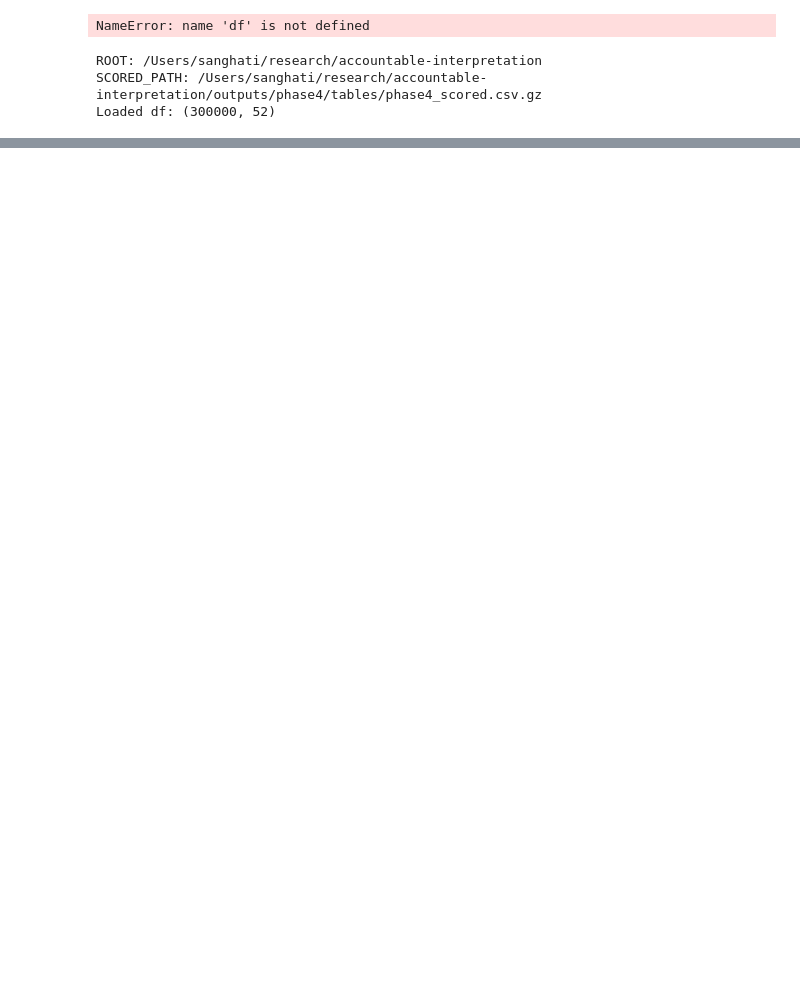
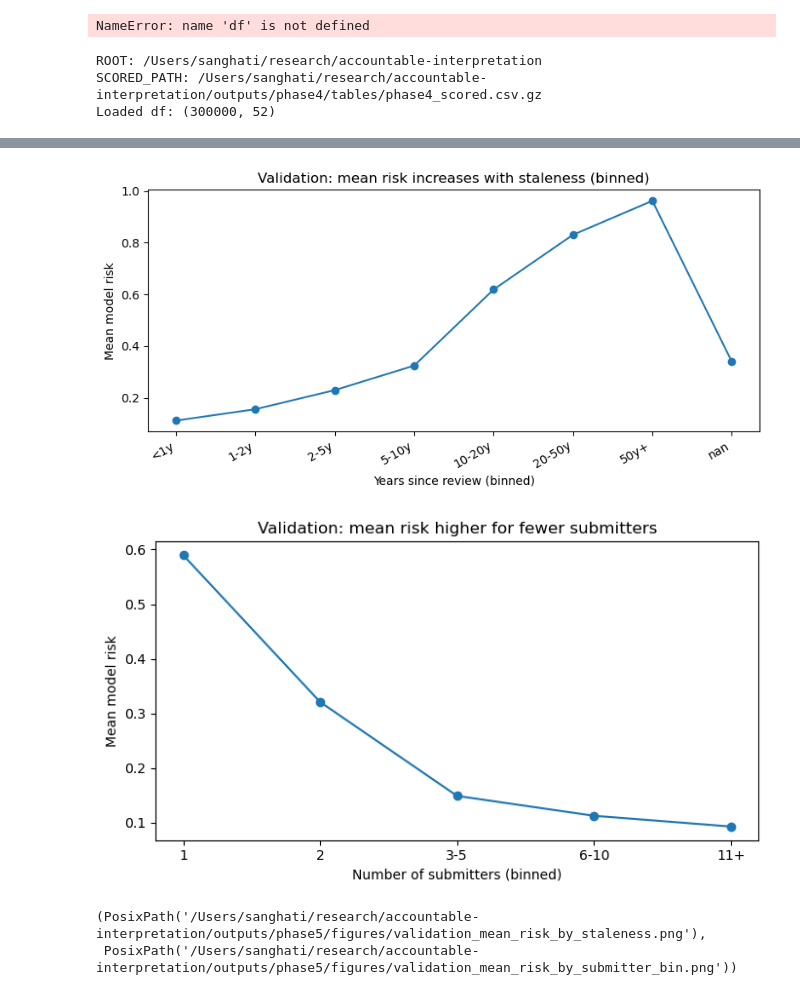
Before and after one commit to SANGHATI23/accountable-interpretation, a Jupyter notebook: notebooks/05_clinvar_clinical_impact.ipynb, the cells around one changed output, grey strips where cells are left out. Saved outputs shown, nothing was run; the diff lists cells and outputs as text; code cells hidden in the pictures; blank space fills up the shorter version.

Commit message:
Finalize Phase 5 clinical impact analysis

```diff
--- a/notebooks/05_clinvar_clinical_impact.ipynb
+++ b/notebooks/05_clinvar_clinical_impact.ipynb
@@ -74,3 +74,23 @@ print("Loaded df:", df.shape)
 ROOT: /Users/sanghati/research/accountable-interpretation
 SCORED_PATH: /Users/sanghati/research/accountable-interpretation/outputs/phase4/tables/phase4_scored.csv.gz
 Loaded df: (300000, 52)
+# %%
+from pathlib import Path
+import pandas as pd
+
+def find_repo_root(start: Path) -> Path:
+    start = start.resolve()
+    for p in [start] + list(start.parents):
+        if (p / "outputs").exists() and (p / "notebooks").exists():
+            return p
+    raise FileNotFoundError("Could not find repo root containing 'outputs' and 'notebooks'.")
+
+ROOT = find_repo_root(Path.cwd())
+SCORED_PATH = ROOT / "outputs" / "phase4" / "tables" / "phase4_scored.csv.gz"
+
+print("ROOT:", ROOT)
+print("SCORED_PATH:", SCORED_PATH)
+assert SCORED_PATH.exists(), f"Missing scored file: {SCORED_PATH}"
+
+df = pd.read_csv(SCORED_PATH, compression="gzip", low_memory=False)
+print("Loaded df:", df.shape)
@@ -76,0 +149,51 @@ Loaded df: (300000, 52)
+# %%
+import matplotlib.pyplot as plt
+
+# staleness bins
+bins = [0, 1, 2, 5, 10, 20, 50, 200]
+labels = ["<1y", "1-2y", "2-5y", "5-10y", "10-20y", "20-50y", "50y+"]
+val["ysr_bin"] = pd.cut(val["years_since_review"], bins=bins, labels=labels, include_lowest=True, right=False)
+
+risk_by_ysr = (
+    val.groupby("ysr_bin", dropna=False)
+       .agg(n=("model_risk_proba","size"), mean_risk=("model_risk_proba","mean"))
+       .reset_index()
+)
+risk_by_ysr.to_csv(OUT_TABLES / "validation_risk_by_staleness_bin.csv", index=False)
+
+plt.figure(figsize=(8,4))
+plt.plot(risk_by_ysr["ysr_bin"].astype(str), risk_by_ysr["mean_risk"], marker="o")
+plt.title("Validation: mean risk increases with staleness (binned)")
+plt.xlabel("Years since review (binned)")
+plt.ylabel("Mean model risk")
+plt.xticks(rotation=30, ha="right")
+plt.tight_layout()
+figA1 = OUT_FIGS / "validation_mean_risk_by_staleness.png"
+plt.savefig(figA1, dpi=200)
+plt.show()
+
+# submitter bins
+val["submitter_bin"] = pd.cut(val["NumberSubmitters_num"], bins=[-0.1,1,2,5,10,10**9], labels=["1","2","3-5","6-10","11+"])
+risk_by_sub = (
+    val.groupby("submitter_bin", dropna=False)
+       .agg(n=("model_risk_proba","size"), mean_risk=("model_risk_proba","mean"))
+       .reset_index()
+)
+risk_by_sub.to_csv(OUT_TABLES / "validation_risk_by_submitter_bin.csv", index=False)
+
+plt.figure(figsize=(7,4))
+plt.plot(risk_by_sub["submitter_bin"].astype(str), risk_by_sub["mean_risk"], marker="o")
+plt.title("Validation: mean risk higher for fewer submitters")
+plt.xlabel("Number of submitters (binned)")
+plt.ylabel("Mean model risk")
+plt.tight_layout()
+figA2 = OUT_FIGS / "validation_mean_risk_by_submitter_bin.png"
+plt.savefig(figA2, dpi=200)
+plt.show()
+
+figA1, figA2
+# %% [output]
+[figure, added]
+[figure, added]
+(PosixPath('/Users/sanghati/research/accountable-interpretation/outputs/phase5/figures/validation_mean_risk_by_staleness.png'),
+ PosixPath('/Users/sanghati/research/accountable-interpretation/outputs/phase5/figures/validation_mean_risk_by_submitter_bin.png'))
```
Also changed, not shown: parts of 3 cells of this notebook.
